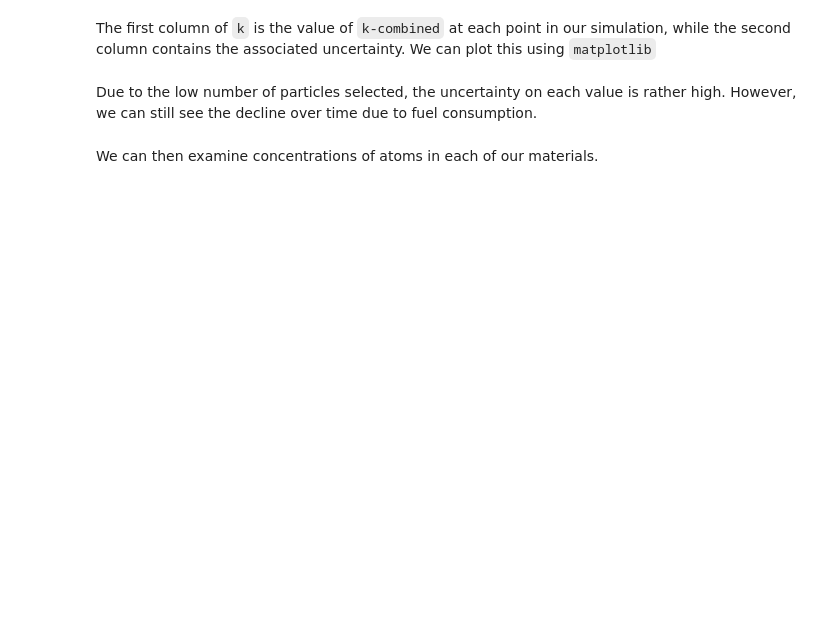
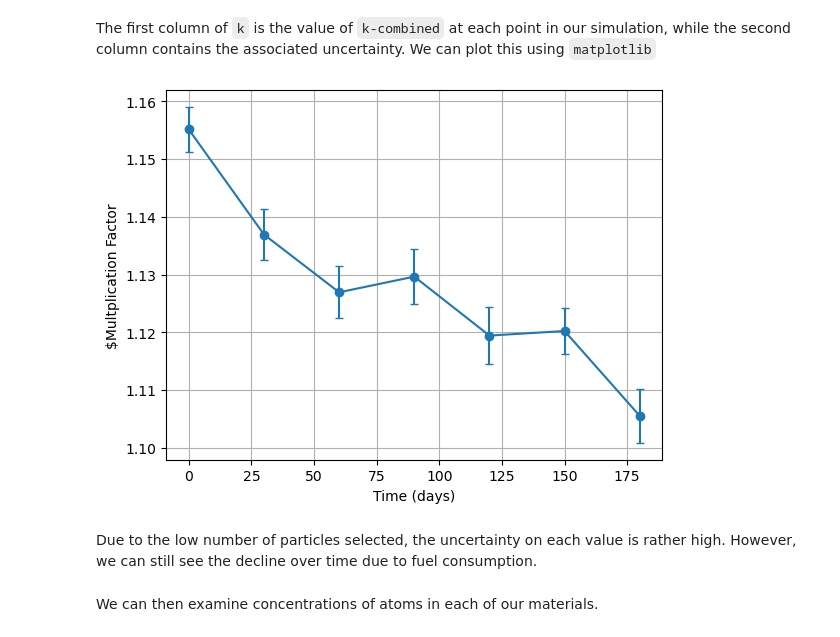
Before and after one commit to aprilnovak/openmc-education, a Jupyter notebook: depletion-08/solution-08.ipynb, the cells around one changed output. Cells and saved outputs as stored; diff of their text form; code cells hidden in the pictures; blank space fills up the shorter version.

```diff
--- a/depletion-08/solution-08.ipynb
+++ b/depletion-08/solution-08.ipynb
@@ -107,9 +185,12 @@ k
 # %% [markdown]
 The first column of `k` is the value of `k-combined` at each point in our simulation, while the second column contains the associated uncertainty. We can plot this using `matplotlib`
 # %%
-plt.errorbar(time, k[:, 0], yerr=k[:, 1])
+plt.errorbar(time, k[:, 0], yerr=k[:, 1], capsize=3, marker='o')
+plt.grid()
 plt.xlabel("Time (days)")
 plt.ylabel("$Multplication Factor");
+# %% [output]
+[figure, added]
 # %% [markdown]
 Due to the low number of particles selected, the uncertainty on each value is rather high. However, we can still see the decline over time due to fuel consumption.
 # %% [markdown]
```
Also changed, not shown: parts of 25 cells of this notebook, 1 other file.
